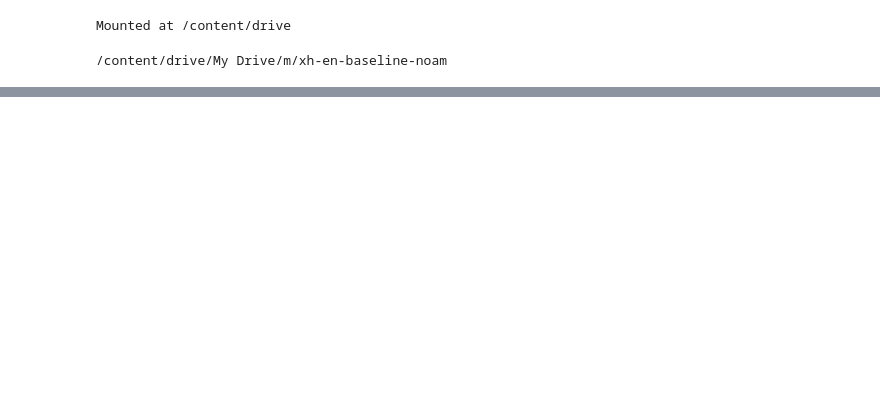
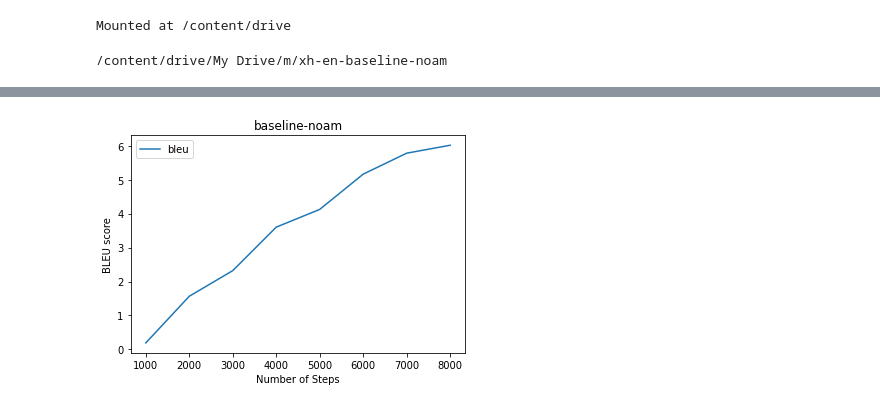
Before and after one commit to Shingirai98/Xhosa_English_Translation, a Jupyter notebook: Results.ipynb, the cells around one changed output, grey strips where cells are left out. Saved outputs shown, nothing was run; the diff lists cells and outputs as text; code cells hidden in the pictures; blank space fills up the shorter version.

Commit message:
Added more variations of the model

```diff
--- a/Results.ipynb
+++ b/Results.ipynb
@@ -56,21 +88,11 @@ def toDataFrame(val):
 # %%
-# source_file = 'xhosanavy.' + source_language
-# target_file = 'xhosanavy.' + target_language
-vals = []
-steps = []
-loss = []
-ppl = []
-bleu_score = []
-# lr = []
-val = "drive/My Drive/m/xh-en-"+vars[1]+"/models/xhen_reverse_transformer/validations.txt"
+def disp_plot(current_var):
+  ax = plt.gca()
+  val = "drive/My Drive/m/xh-en-"+current_var+"/models/xhen_reverse_transformer/validations.txt"
+  table1 = toDataFrame(val)
+  table1.plot(kind='line',x='Steps',y='bleu',ax=ax)
+  plt.xlabel('Number of Steps')
+  plt.ylabel('BLEU score')
+  plt.title(current_var)
 
-#skip_lines = []  # Collect the line numbers of the source portion to skip the same lines for the target portion.
-
-
-table1 = toDataFrame(val)
-ax = plt.gca()
-
-table1.plot(kind='line',x='Steps',y='bleu',ax=ax)
-
-print(table1)
-plt.show()
+  plt.legend()
@@ -87,0 +101,7 @@ plt.show()
+# %%
+# source_file = 'xhosanavy.' + source_language
+# target_file = 'xhosanavy.' + target_language
+
+# lr = []
+current_var = vars[1]
+disp_tab(current_var)
@@ -87,0 +118,4 @@ plt.show()
+# %%
+disp_plot(current_var)
+# %% [output]
+[figure, added]
```
Also changed, not shown: parts of 11 cells of this notebook.
